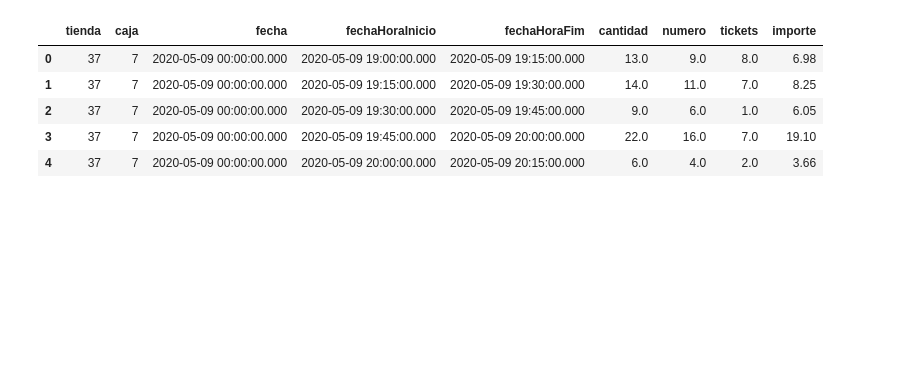
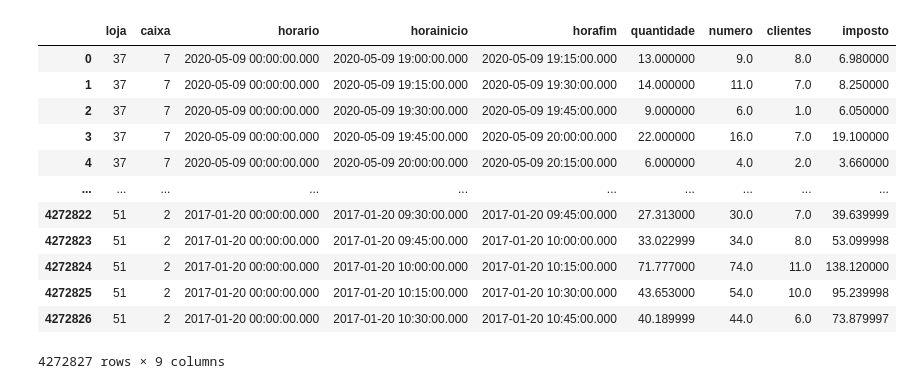
Before and after one commit to clonyjr/prophet, a Jupyter notebook: sisqual_data_analysis_dec_2020.ipynb, the cells around one changed output. Drawn from its saved outputs; the diff is of its cells as text; code cells hidden in the pictures; blank space fills up the shorter version.

```diff
--- a/sisqual_data_analysis_dec_2020.ipynb
+++ b/sisqual_data_analysis_dec_2020.ipynb
@@ -25,11 +27,19 @@ path = getattr(config,'csvpath','default_value')
-# %%
-df_lojas_vendas_caixa = dd.read_csv(path+'/FDATA_tienda_ventas_caja.csv')
-
-df_lojas_vendas_caixa.head()
-# %% [output]
-|  | tienda | caja | fecha | fechaHoraInicio | fechaHoraFim | cantidad | numero | tickets | importe |
-| 0 | 37 | 7 | 2020-05-09 00:00:00.000 | 2020-05-09 19:00:00.000 | 2020-05-09 19:15:00.000 | 13.0 | 9.0 | 8.0 | 6.98 |
-| 1 | 37 | 7 | 2020-05-09 00:00:00.000 | 2020-05-09 19:15:00.000 | 2020-05-09 19:30:00.000 | 14.0 | 11.0 | 7.0 | 8.25 |
-| 2 | 37 | 7 | 2020-05-09 00:00:00.000 | 2020-05-09 19:30:00.000 | 2020-05-09 19:45:00.000 | 9.0 | 6.0 | 1.0 | 6.05 |
-| 3 | 37 | 7 | 2020-05-09 00:00:00.000 | 2020-05-09 19:45:00.000 | 2020-05-09 20:00:00.000 | 22.0 | 16.0 | 7.0 | 19.10 |
-| 4 | 37 | 7 | 2020-05-09 00:00:00.000 | 2020-05-09 20:00:00.000 | 2020-05-09 20:15:00.000 | 6.0 | 4.0 | 2.0 | 3.66 |
+# %%
+df_lojas_vendas_caixa = dd.from_pandas(df_pandas, npartitions=3)# dd.read_csv(path+'/FDATA_tienda_ventas_caja.csv')
+new_columns = ['loja', 'caixa', 'horario', 'horainicio', 'horafim', 'quantidade', 'numero', 'clientes','imposto']
+df_lojas_vendas_caixa = df_lojas_vendas_caixa.rename(columns=dict(zip(df_lojas_vendas_caixa.columns, new_columns)))
+df_lojas_vendas_caixa.partitions[0].compute()
+# %% [output]
+|  | loja | caixa | horario | horainicio | horafim | quantidade | numero | clientes | imposto |
+| 0 | 37 | 7 | 2020-05-09 00:00:00.000 | 2020-05-09 19:00:00.000 | 2020-05-09 19:15:00.000 | 13.000000 | 9.0 | 8.0 | 6.980000 |
+| 1 | 37 | 7 | 2020-05-09 00:00:00.000 | 2020-05-09 19:15:00.000 | 2020-05-09 19:30:00.000 | 14.000000 | 11.0 | 7.0 | 8.250000 |
+| 2 | 37 | 7 | 2020-05-09 00:00:00.000 | 2020-05-09 19:30:00.000 | 2020-05-09 19:45:00.000 | 9.000000 | 6.0 | 1.0 | 6.050000 |
+| 3 | 37 | 7 | 2020-05-09 00:00:00.000 | 2020-05-09 19:45:00.000 | 2020-05-09 20:00:00.000 | 22.000000 | 16.0 | 7.0 | 19.100000 |
+| 4 | 37 | 7 | 2020-05-09 00:00:00.000 | 2020-05-09 20:00:00.000 | 2020-05-09 20:15:00.000 | 6.000000 | 4.0 | 2.0 | 3.660000 |
+| ... | ... | ... | ... | ... | ... | ... | ... | ... | ... |
+| 4272822 | 51 | 2 | 2017-01-20 00:00:00.000 | 2017-01-20 09:30:00.000 | 2017-01-20 09:45:00.000 | 27.313000 | 30.0 | 7.0 | 39.639999 |
+| 4272823 | 51 | 2 | 2017-01-20 00:00:00.000 | 2017-01-20 09:45:00.000 | 2017-01-20 10:00:00.000 | 33.022999 | 34.0 | 8.0 | 53.099998 |
+| 4272824 | 51 | 2 | 2017-01-20 00:00:00.000 | 2017-01-20 10:00:00.000 | 2017-01-20 10:15:00.000 | 71.777000 | 74.0 | 11.0 | 138.120000 |
+| 4272825 | 51 | 2 | 2017-01-20 00:00:00.000 | 2017-01-20 10:15:00.000 | 2017-01-20 10:30:00.000 | 43.653000 | 54.0 | 10.0 | 95.239998 |
+| 4272826 | 51 | 2 | 2017-01-20 00:00:00.000 | 2017-01-20 10:30:00.000 | 2017-01-20 10:45:00.000 | 40.189999 | 44.0 | 6.0 | 73.879997 |
+4272827 rows × 9 columns
```
Also changed, not shown: parts of 5 cells of this notebook.
